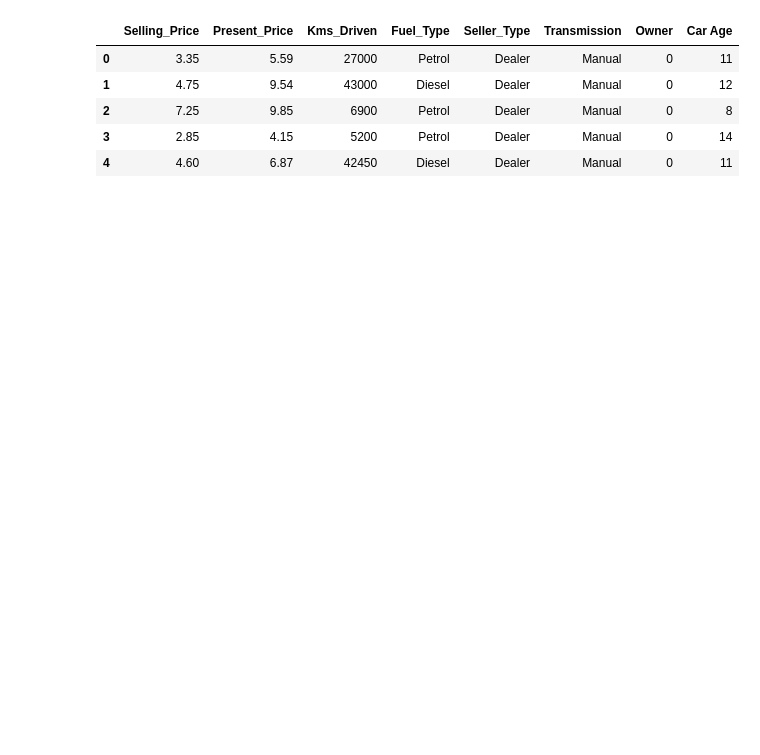
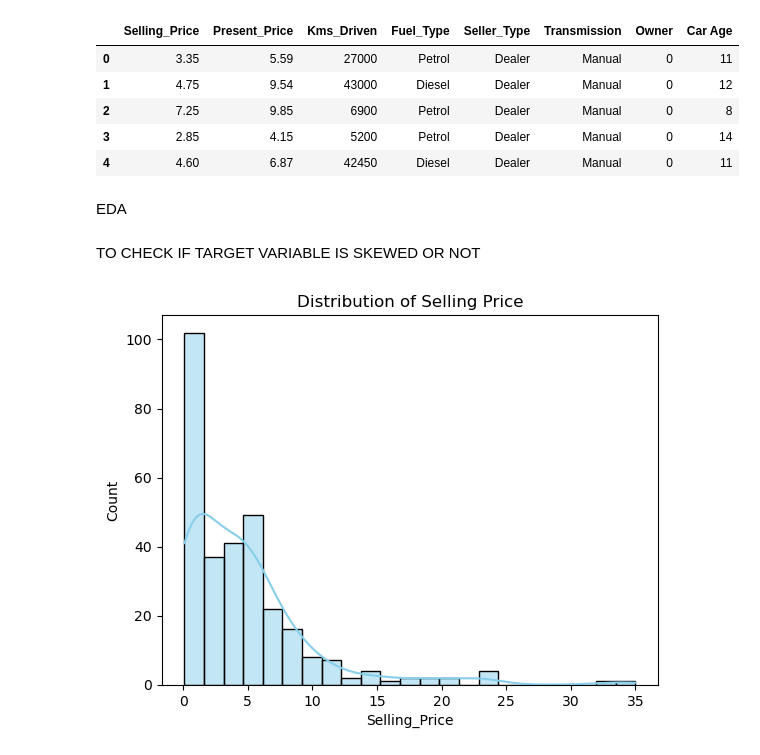
Before and after one commit to Aparna-31/CAR-PRICE-PREDICTOR, a Jupyter notebook: Car Price Predictor.ipynb, the cells around one changed output. Drawn from its saved outputs; the diff is of its cells as text; code cells hidden in the pictures; blank space fills up the shorter version.

```diff
--- a/Car Price Predictor.ipynb
+++ b/Car Price Predictor.ipynb
@@ -83,3 +83,13 @@ data.head()
 | 2 | 7.25 | 9.85 | 6900 | Petrol | Dealer | Manual | 0 | 8 |
 | 3 | 2.85 | 4.15 | 5200 | Petrol | Dealer | Manual | 0 | 14 |
 | 4 | 4.60 | 6.87 | 42450 | Diesel | Dealer | Manual | 0 | 11 |
+# %% [markdown]
+EDA
+# %% [markdown]
+TO CHECK IF TARGET VARIABLE IS SKEWED OR NOT
+# %%
+sns.histplot(data['Selling_Price'], kde=True, color='skyblue')
+plt.title('Distribution of Selling Price')
+plt.show()
+# %% [output]
+[figure, added]
```
Also changed, not shown: parts of 2 cells of this notebook.
